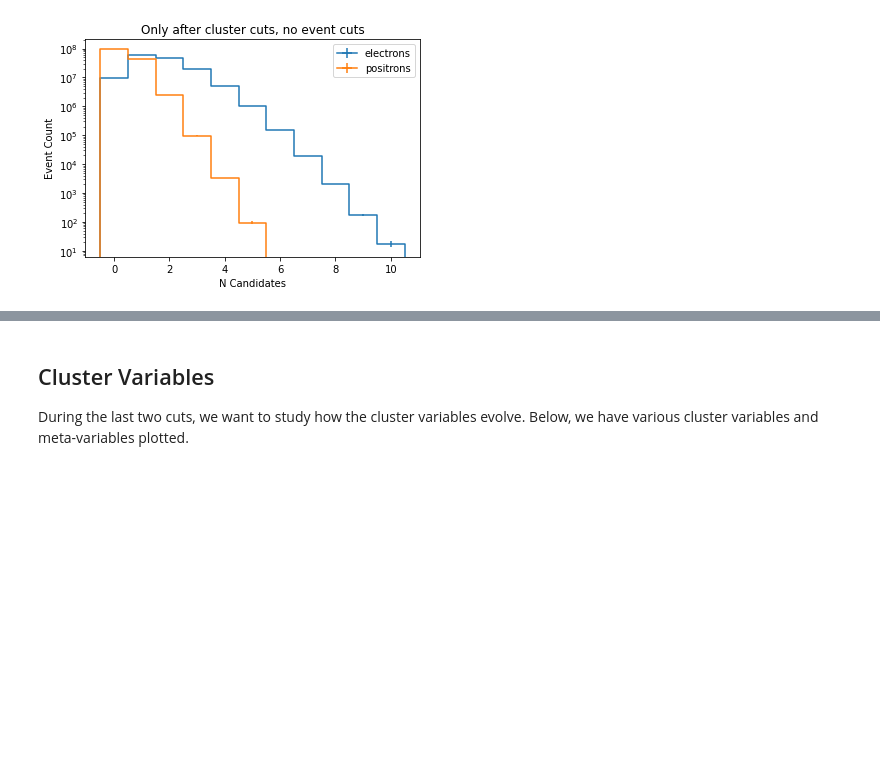
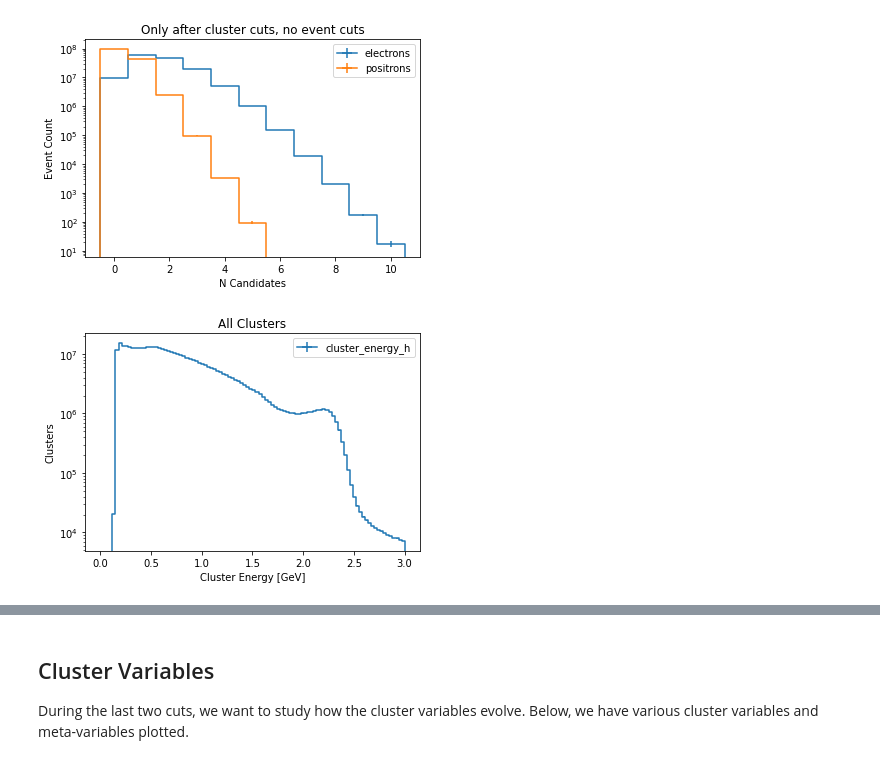
Before and after one commit to tomeichlersmith/hps, a Jupyter notebook: ana/tpt-plotting.ipynb, the cells around one changed output, grey strips where cells are left out. Saved outputs shown, nothing was run; the diff lists cells and outputs as text; code cells hidden in the pictures; blank space fills up the shorter version.

```diff
--- a/ana/tpt-plotting.ipynb
+++ b/ana/tpt-plotting.ipynb
@@ -192,3 +76,7 @@ f.plot_1d({'electrons' : 'n_electron_candidates',
           'N Candidates', title = 'Only after cluster cuts, no event cuts')
 # %% [output]
 [figure]
+# %%
+f.plot_1d('cluster_energy','Cluster Energy [GeV]', ylabel='Clusters', title='All Clusters')
+# %% [output]
+[figure, added]
```
Also changed, not shown: parts of 8 cells of this notebook, 1 other file.
